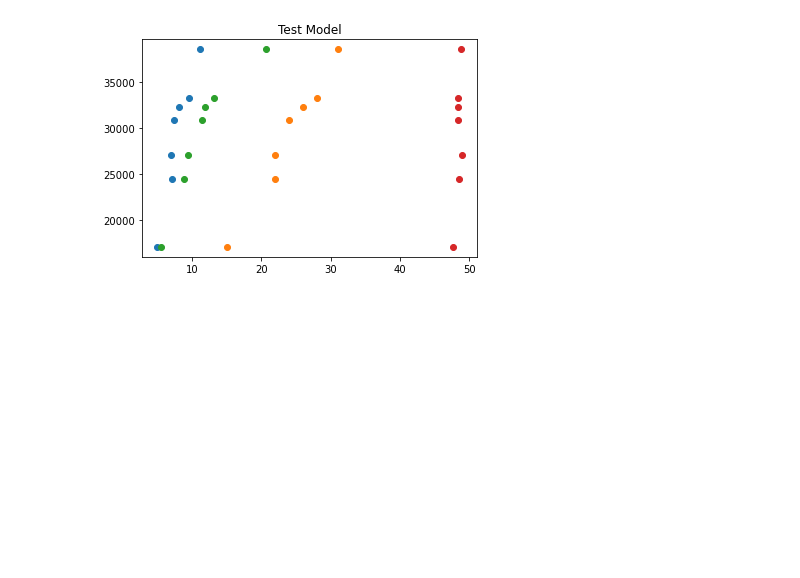
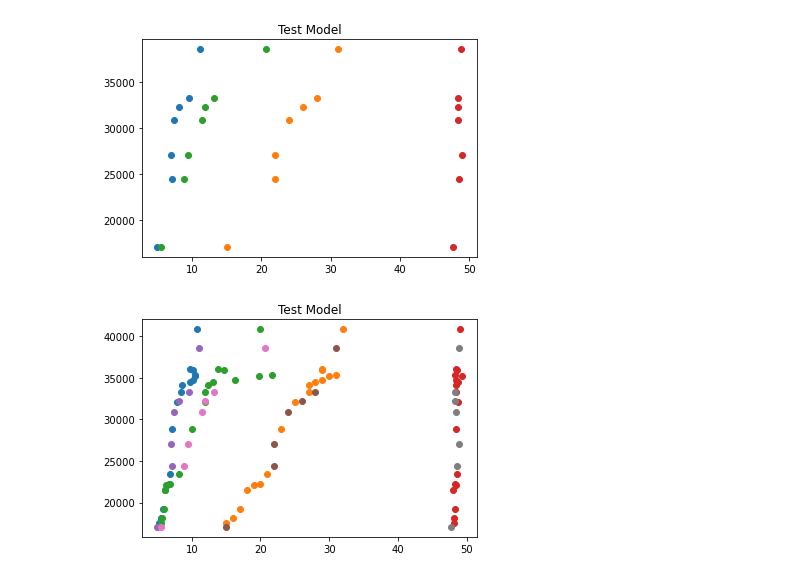
Before and after one commit to Lbrady1025/OPTN-analysis, a Jupyter notebook: timeseries_v5.ipynb, the cells around one changed output. Drawn from its saved outputs; the diff is of its cells as text; code cells hidden in the pictures; blank space fills up the shorter version.

```diff
--- a/timeseries_v5.ipynb
+++ b/timeseries_v5.ipynb
@@ -157,3 +189,16 @@ plt.title('Test Model')
 plt.show()
 # %% [output]
 [figure]
+# %%
+plt.scatter(X_train[('Diabetes')], y_train)
+plt.scatter(X_train[('Obesity')], y_train)
+plt.scatter(X_train[('Overdose')], y_train)
+plt.scatter(X_train[('Pct_O')], y_train)
+plt.scatter(X_test[('Diabetes')], y_test)
+plt.scatter(X_test[('Obesity')], y_test)
+plt.scatter(X_test[('Overdose')], y_test)
+plt.scatter(X_test[('Pct_O')], y_test)
+plt.title('Test Model')
+plt.show()
+# %% [output]
+[figure, added]
```
Also changed, not shown: parts of 25 cells of this notebook, 40 other files.
